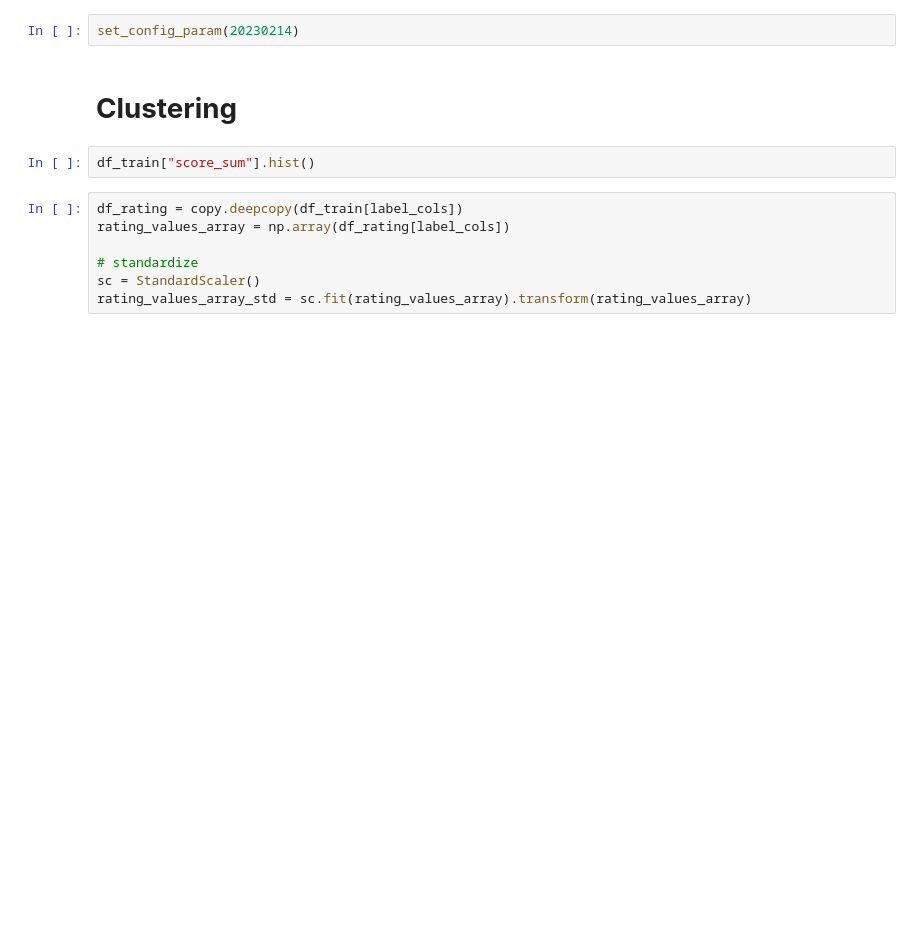
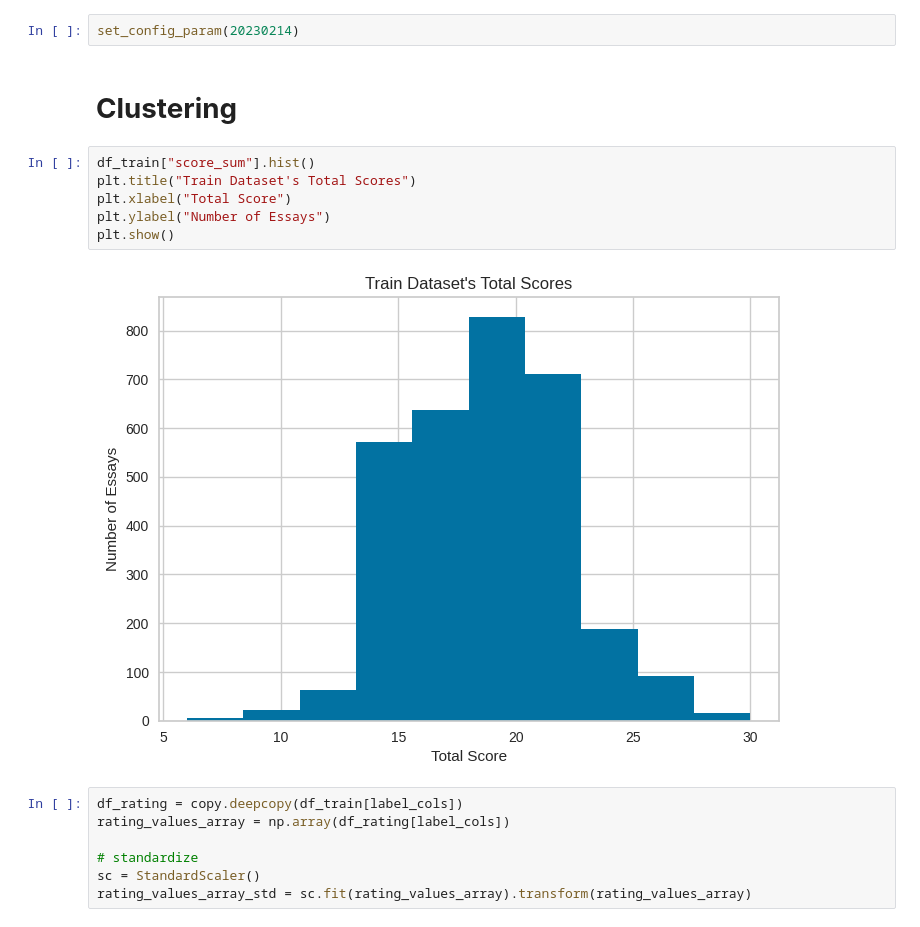
Before and after one commit to srilamaiti/spring_2023_w266_final_project_heesuk_iris_srila, a Jupyter notebook: iris/W266_essay_evaluation_final.ipynb, the cells around one changed output. Cells and saved outputs as stored; diff of their text form; blank space fills up the shorter version.

```diff
--- a/iris/W266_essay_evaluation_final.ipynb
+++ b/iris/W266_essay_evaluation_final.ipynb
@@ -1255,8 +1240,14 @@ Concat
 set_config_param(20230214)
 # %% [markdown]
 # **Clustering**
-# %%
-df_train["score_sum"].hist()
+# %%
+df_train["score_sum"].hist()
+plt.title("Train Dataset's Total Scores")
+plt.xlabel("Total Score")
+plt.ylabel("Number of Essays")
+plt.show()
+# %% [output]
+[figure, added]
 # %%
 df_rating = copy.deepcopy(df_train[label_cols])
 rating_values_array = np.array(df_rating[label_cols])
```
Also changed, not shown: parts of 20 cells of this notebook.
